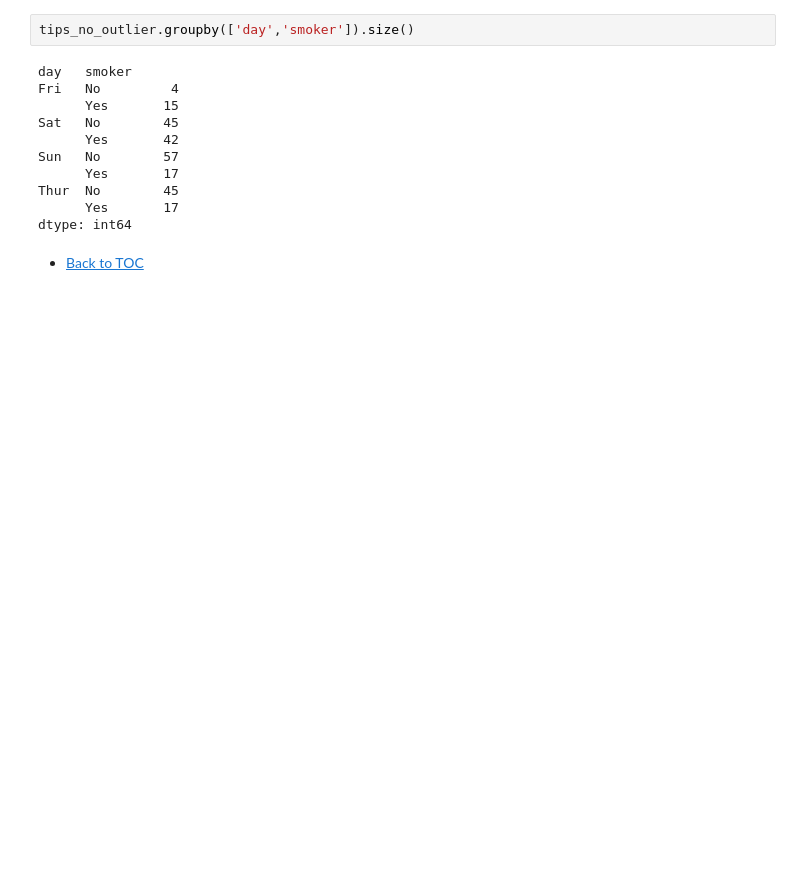
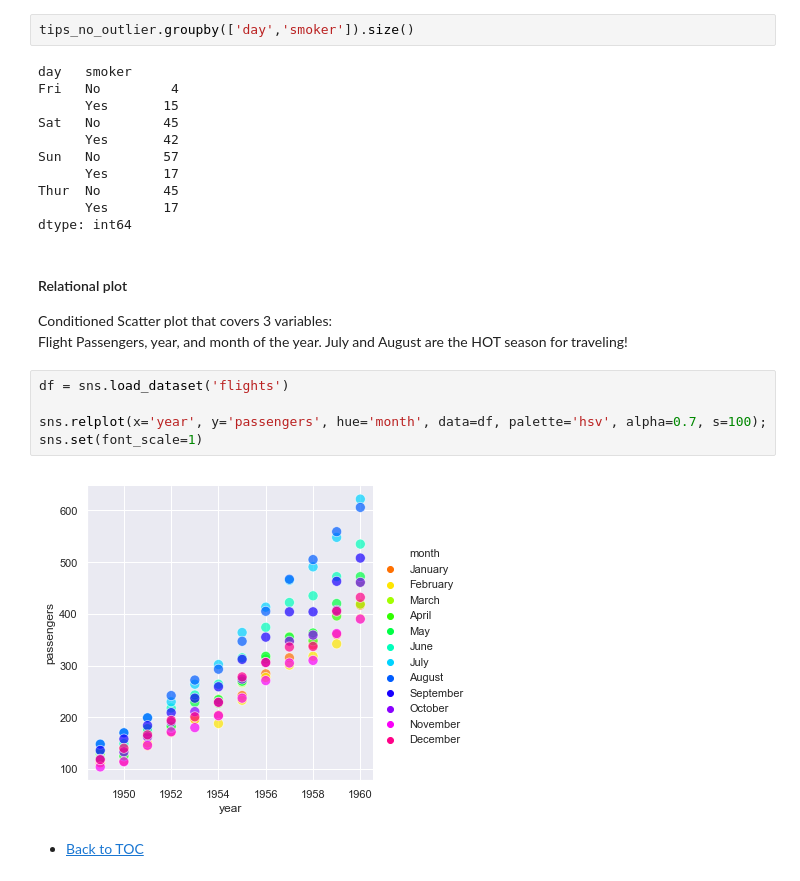
Before and after one commit to weihua77/Data_Science_Daily, a Jupyter notebook: Data_Analysis_Python/Data_Visualization.ipynb, the cells around one changed output. Drawn from its saved outputs; the diff is of its cells as text; blank space fills up the shorter version.

```diff
--- a/Data_Analysis_Python/Data_Visualization.ipynb
+++ b/Data_Analysis_Python/Data_Visualization.ipynb
@@ -255,5 +256,17 @@ Sun   No        57
 Thur  No        45
       Yes       17
 dtype: int64
+# %% [markdown]
+#### Relational plot
+Conditioned Scatter plot that covers 3 variables: <br>
+Flight Passengers, year, and month of the year.
+July and August are the HOT season for traveling!
+# %%
+df = sns.load_dataset('flights')
+
+sns.relplot(x='year', y='passengers', hue='month', data=df, palette='hsv', alpha=0.7, s=100);
+sns.set(font_scale=1)
+# %% [output]
+[figure, added]
 # %% [markdown]
 - <a href='#0'> Back to TOC
```
Also changed, not shown: parts of 3 cells of this notebook, 3 other files.
